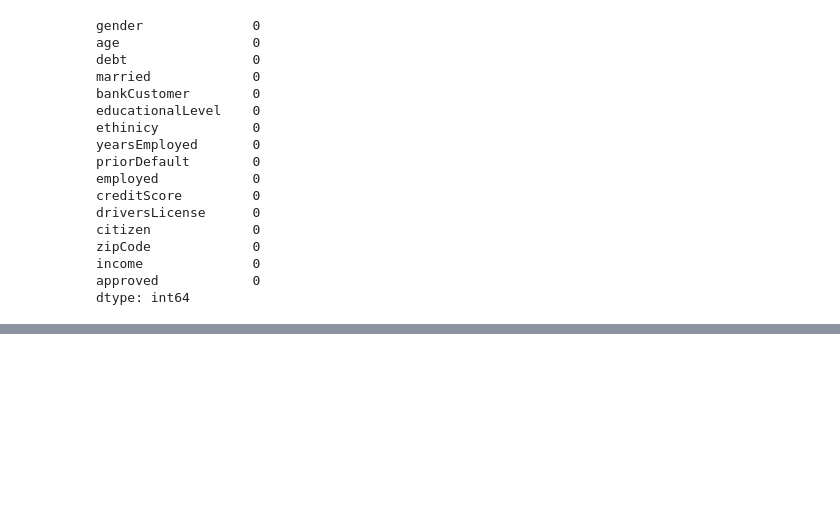
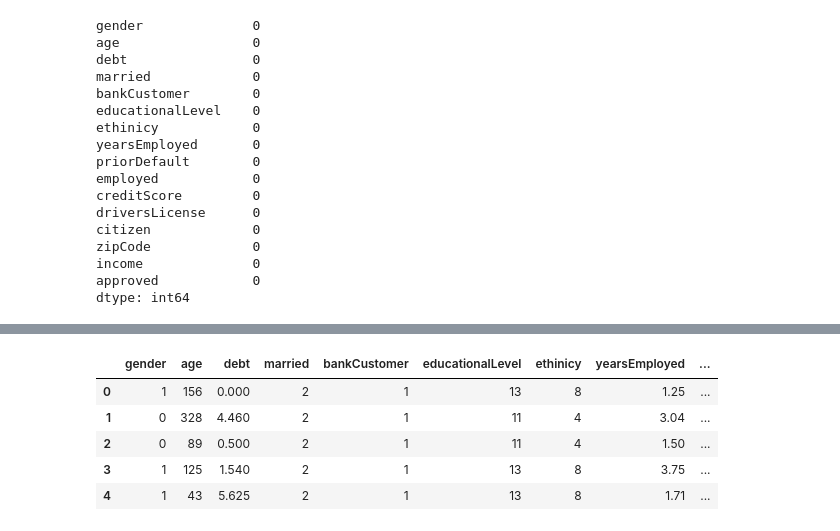
Before and after one commit to thevideopilot/credit_approval_ml, a Jupyter notebook: cc_approval.ipynb, the cells around one changed output, grey strips where cells are left out. Drawn from its saved outputs; the diff is of its cells as text; code cells hidden in the pictures; blank space fills up the shorter version.

```diff
--- a/cc_approval.ipynb
+++ b/cc_approval.ipynb
@@ -219,0 +225,13 @@ dtype: int64
+# %%
+from sklearn.preprocessing import LabelEncoder
+
+# initialize LabelEncoder
+label = LabelEncoder()
+
+for col in cc_apps_copy:
+    if cc_apps_copy[col].dtypes == 'object':
+            # Use LabelEncoder to do the numeric transformation
+        label.fit(cc_apps_copy[col])
+        cc_apps_copy[col] = label.transform(cc_apps_copy[col])
+
+cc_apps_copy.info()
@@ -219,0 +261,14 @@ dtype: int64
+# %%
+# import train split
+from sklearn.model_selection import train_test_split
+
+# drop unwanted columns
+cc_apps_copy = cc_apps_copy.drop(['driversLicense', 'zipCode'], axis=1)
+cc_apps_copy.head(5)
+# %% [output]
+|  | gender | age | debt | married | bankCustomer | educationalLevel | ethinicy | yearsEmployed | ... |
+| 0 | 1 | 156 | 0.000 | 2 | 1 | 13 | 8 | 1.25 | ... |
+| 1 | 0 | 328 | 4.460 | 2 | 1 | 11 | 4 | 3.04 | ... |
+| 2 | 0 | 89 | 0.500 | 2 | 1 | 11 | 4 | 1.50 | ... |
+| 3 | 1 | 125 | 1.540 | 2 | 1 | 13 | 8 | 3.75 | ... |
+| 4 | 1 | 43 | 5.625 | 2 | 1 | 13 | 8 | 1.71 | ... |
```
Also changed, not shown: parts of 21 cells of this notebook.
